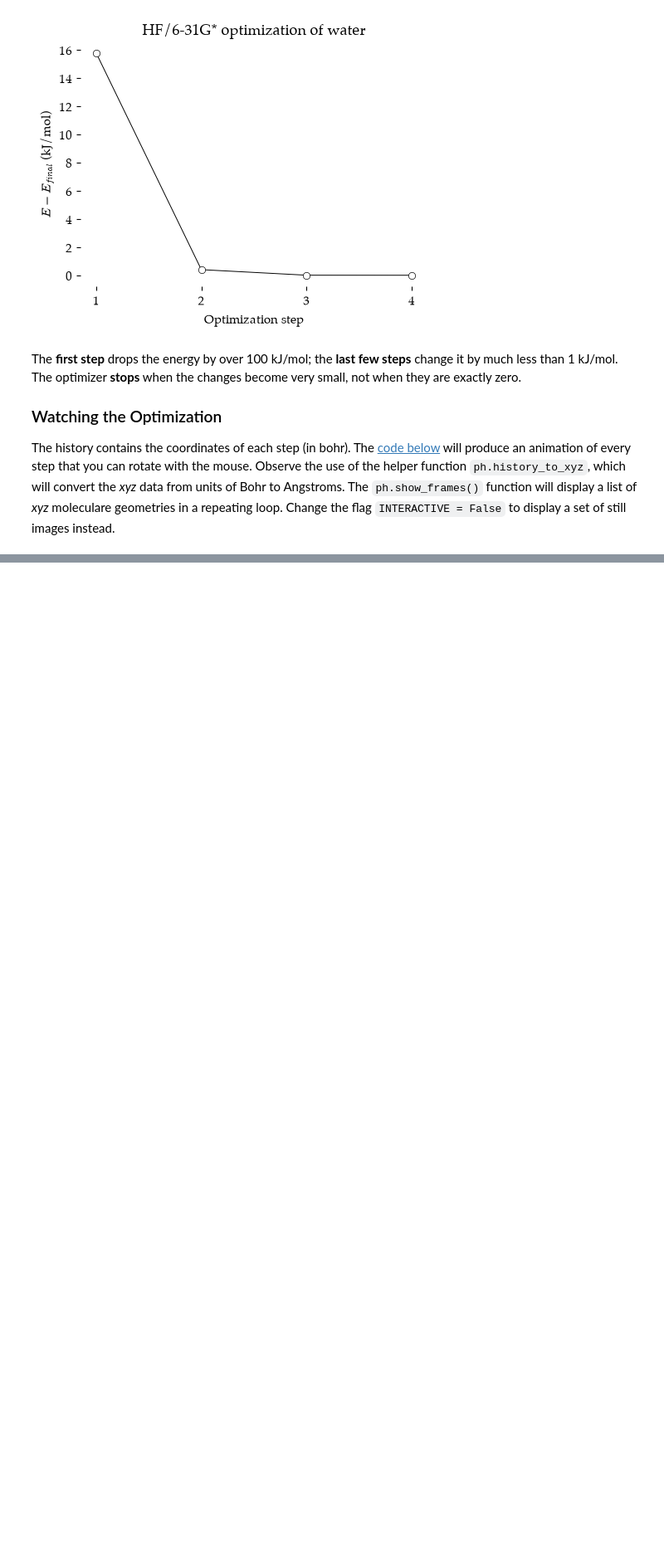
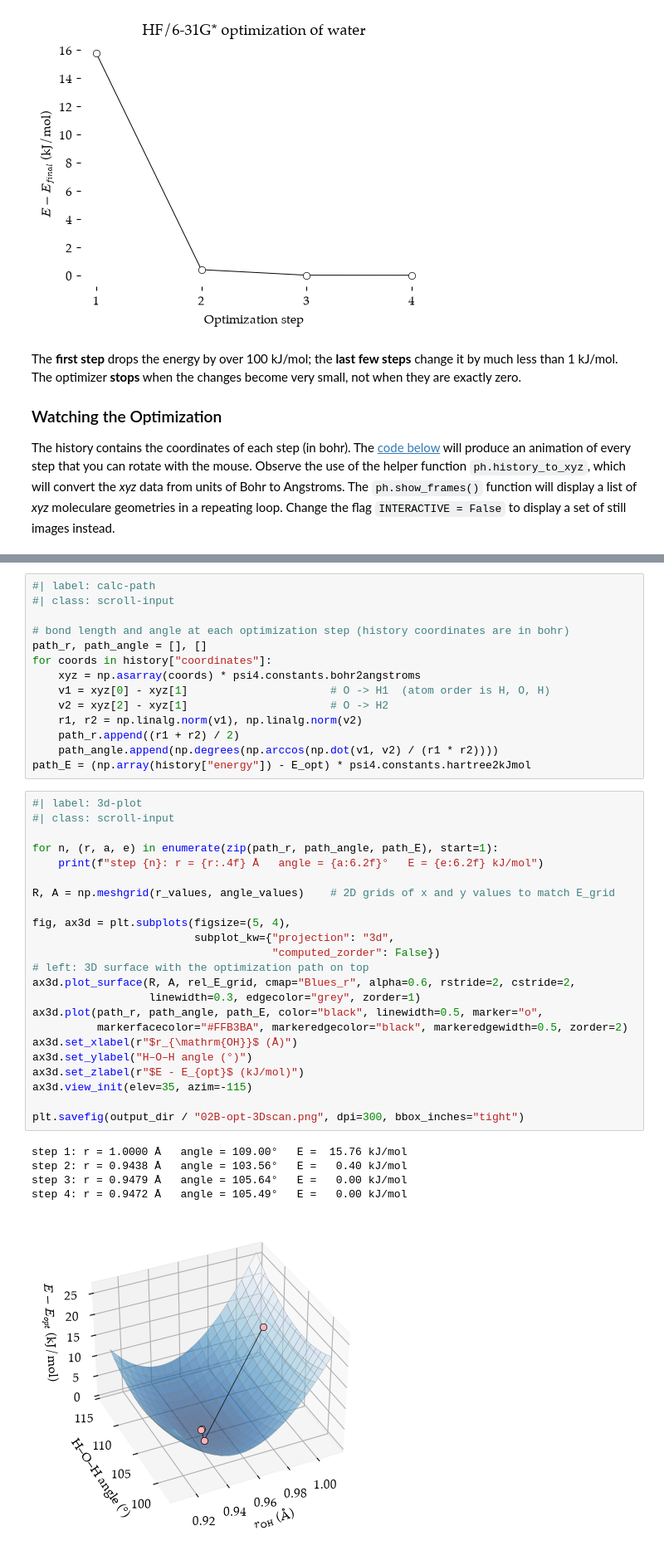
Before and after one commit to blinkletter/UsingPsi4v2, a Jupyter notebook: ch2B-optimizing.ipynb, the cells around one changed output, grey strips where cells are left out. Shown at 83% size. Drawn from its saved outputs; the diff is of its cells as text; blank space fills up the shorter version.

Commit message:
making optimization page. added 3d plot

```diff
--- a/ch2B-optimizing.ipynb
+++ b/ch2B-optimizing.ipynb
@@ -267,0 +324,43 @@ An optimizer stops wherever the forces vanish. That can be a **minimum**, a loca
+# %%
+#| label: calc-path
+#| class: scroll-input
+
+# bond length and angle at each optimization step (history coordinates are in bohr)
+path_r, path_angle = [], []
+for coords in history["coordinates"]:
+    xyz = np.asarray(coords) * psi4.constants.bohr2angstroms
+    v1 = xyz[0] - xyz[1]                      # O -> H1  (atom order is H, O, H)
+    v2 = xyz[2] - xyz[1]                      # O -> H2
+    r1, r2 = np.linalg.norm(v1), np.linalg.norm(v2)
+    path_r.append((r1 + r2) / 2)
+    path_angle.append(np.degrees(np.arccos(np.dot(v1, v2) / (r1 * r2))))
+path_E = (np.array(history["energy"]) - E_opt) * psi4.constants.hartree2kJmol
+# %%
+#| label: 3d-plot
+#| class: scroll-input
+
+for n, (r, a, e) in enumerate(zip(path_r, path_angle, path_E), start=1):
+    print(f"step {n}: r = {r:.4f} Å   angle = {a:6.2f}°   E = {e:6.2f} kJ/mol")
+
+R, A = np.meshgrid(r_values, angle_values)    # 2D grids of x and y values to match E_grid
+
+fig, ax3d = plt.subplots(figsize=(5, 4),
+                         subplot_kw={"projection": "3d",
+                                     "computed_zorder": False})
+# left: 3D surface with the optimization path on top
+ax3d.plot_surface(R, A, rel_E_grid, cmap="Blues_r", alpha=0.6, rstride=2, cstride=2,
+                  linewidth=0.3, edgecolor="grey", zorder=1)
+ax3d.plot(path_r, path_angle, path_E, color="black", linewidth=0.5, marker="o",
+          markerfacecolor="#FFB3BA", markeredgecolor="black", markeredgewidth=0.5, zorder=2)
+ax3d.set_xlabel(r"$r_{\mathrm{OH}}$ (Å)")
+ax3d.set_ylabel("H–O–H angle (°)")
+ax3d.set_zlabel(r"$E - E_{opt}$ (kJ/mol)")
+ax3d.view_init(elev=35, azim=-115)
+
+plt.savefig(output_dir / "02B-opt-3Dscan.png", dpi=300, bbox_inches="tight")
+# %% [output]
+step 1: r = 1.0000 Å   angle = 109.00°   E =  15.76 kJ/mol
+step 2: r = 0.9438 Å   angle = 103.56°   E =   0.40 kJ/mol
+step 3: r = 0.9479 Å   angle = 105.64°   E =   0.00 kJ/mol
+step 4: r = 0.9472 Å   angle = 105.49°   E =   0.00 kJ/mol
+[figure, added]
```
Also changed, not shown: parts of 11 cells of this notebook, 3 other files.
